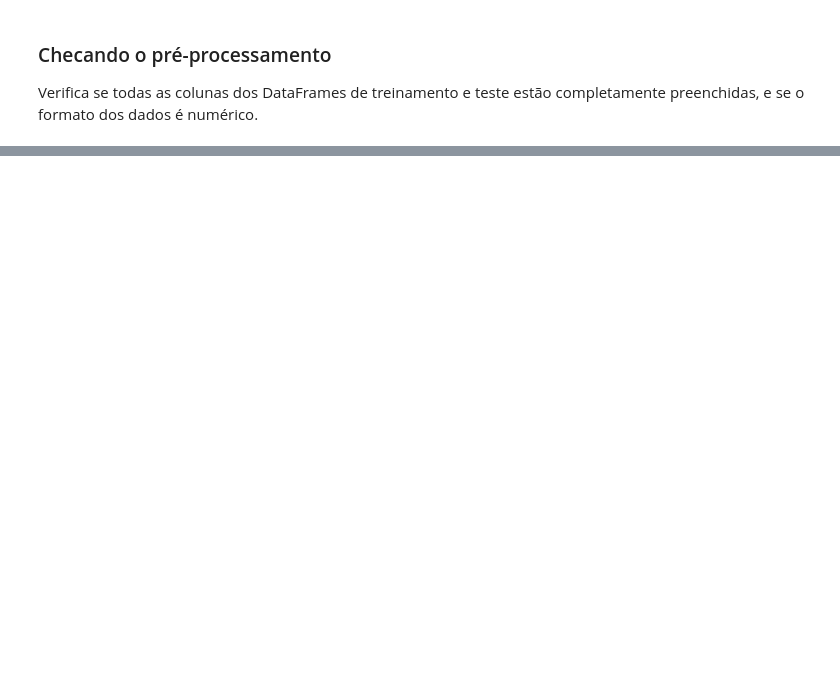
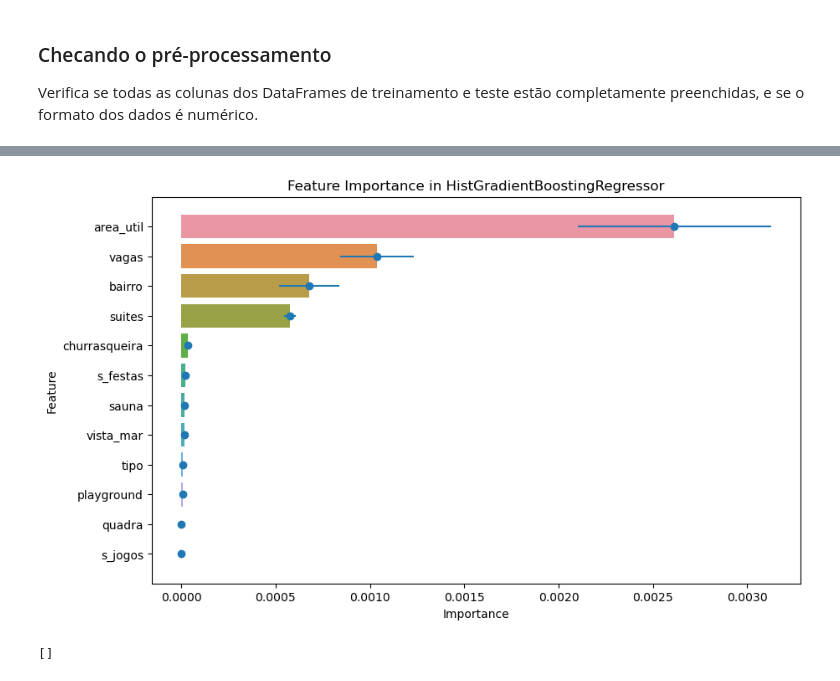
Before and after one commit to carol-santiago/Introduction-to-Machine-Learning-EEL891, a Jupyter notebook: Trabalho 2 - Regressão/FINAL.ipynb, the cells around one changed output, grey strips where cells are left out. Cells and saved outputs as stored; diff of their text form; code cells hidden in the pictures; blank space fills up the shorter version.

Commit message:
relatorio trab2 + hist model

```diff
--- a/Trabalho 2 - Regressão/FINAL.ipynb
+++ b/Trabalho 2 - Regressão/FINAL.ipynb
@@ -69,6 +146,14 @@ print(contagem_nan[0], '\n\n', contagem_nan[1])
 # %%
+from sklearn.ensemble import HistGradientBoostingRegressor
+
+# Separa os dados de treino e teste
 X_train = df_train.iloc[:, :-1].values
 y_train = df_train.iloc[:, -1].values
 X_test = df_test.iloc[:, :].values
 
 X_train.shape, X_test.shape
+
+# Cria e treina o modelo
+model = HistGradientBoostingRegressor(l2_regularization=34, max_iter=140, loss = "absolute_error", max_depth=12)
+model.fit(X_train, y_train)
+y_pred = model.predict(X_test)
@@ -77,8 +159,0 @@ X_train.shape, X_test.shape
-# %%
-import numpy as np
-from sklearn.neighbors import KNeighborsRegressor
-
-model = KNeighborsRegressor(n_neighbors=1)
-model.fit(X_train, y_train)
-
-y_pred = model.predict(X_test)
@@ -134,0 +200,41 @@ for n in range(18):
+# %%
+import matplotlib.pyplot as plt
+import seaborn as sns
+from sklearn.ensemble import HistGradientBoostingRegressor
+from sklearn.inspection import permutation_importance
+
+def plot_feature_importance(model, X, y, feature_names):
+    # Define metodo de calcular importancias
+    result = permutation_importance(model, X, y, n_repeats=10, random_state=42)
+
+    # Calcula as importancias e suas incertezas
+    feature_importance = result.importances_mean
+    feature_importance_std = result.importances_std
+
+    # Cria um df com importancias e incertezas
+    feature_importance_df = pd.DataFrame({'Feature': feature_names, 'Importance': feature_importance, 'Std Dev': feature_importance_std})
+    unimportant_features = []
+    feature_importance_df = feature_importance_df.sort_values(by='Importance', ascending=False)
+
+    for i in range(len(feature_importance_df)):
+        if feature_importance_df['Importance'][i] <= 0:
+            unimportant_features.append(feature_importance_df['Feature'][i])
+
+    # Plota as importancias
+    plt.figure(figsize=(10, 6))
+    sns.barplot(x='Importance', y='Feature', data=feature_importance_df)
+    plt.errorbar(x=feature_importance_df['Importance'], y=feature_importance_df['Feature'],
+                 xerr=feature_importance_df['Std Dev'], fmt='o')
+    plt.xlabel('Importance')
+    plt.ylabel('Feature')
+    plt.title('Feature Importance in HistGradientBoostingRegressor')
+    plt.show()
+
+    print(unimportant_features)
+
+
+feature_names = df_train.columns[:-1]
+plot_feature_importance(model, X_train, y_train, feature_names)
+# %% [output]
+[figure, added]
+[]
```
Also changed, not shown: parts of 15 cells of this notebook, 4 other files.
